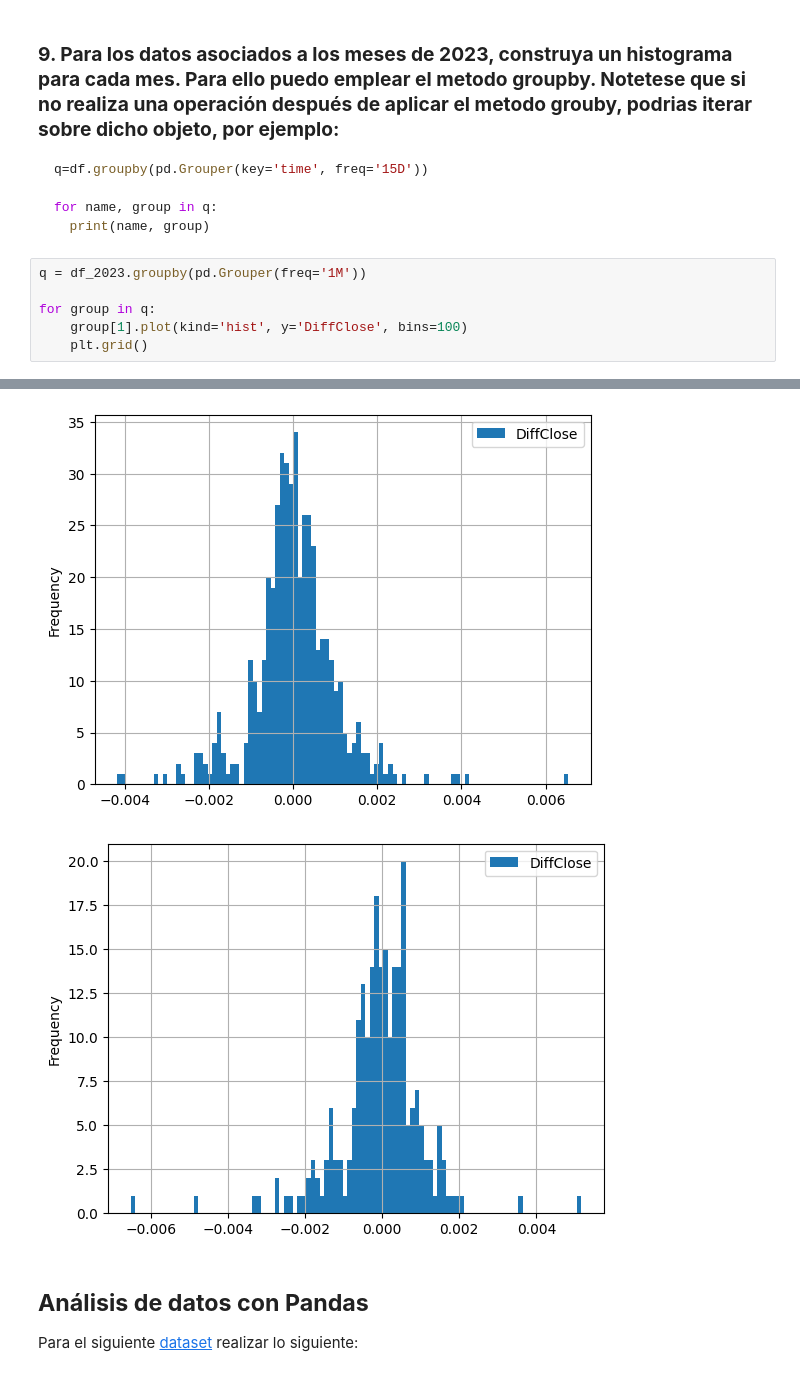
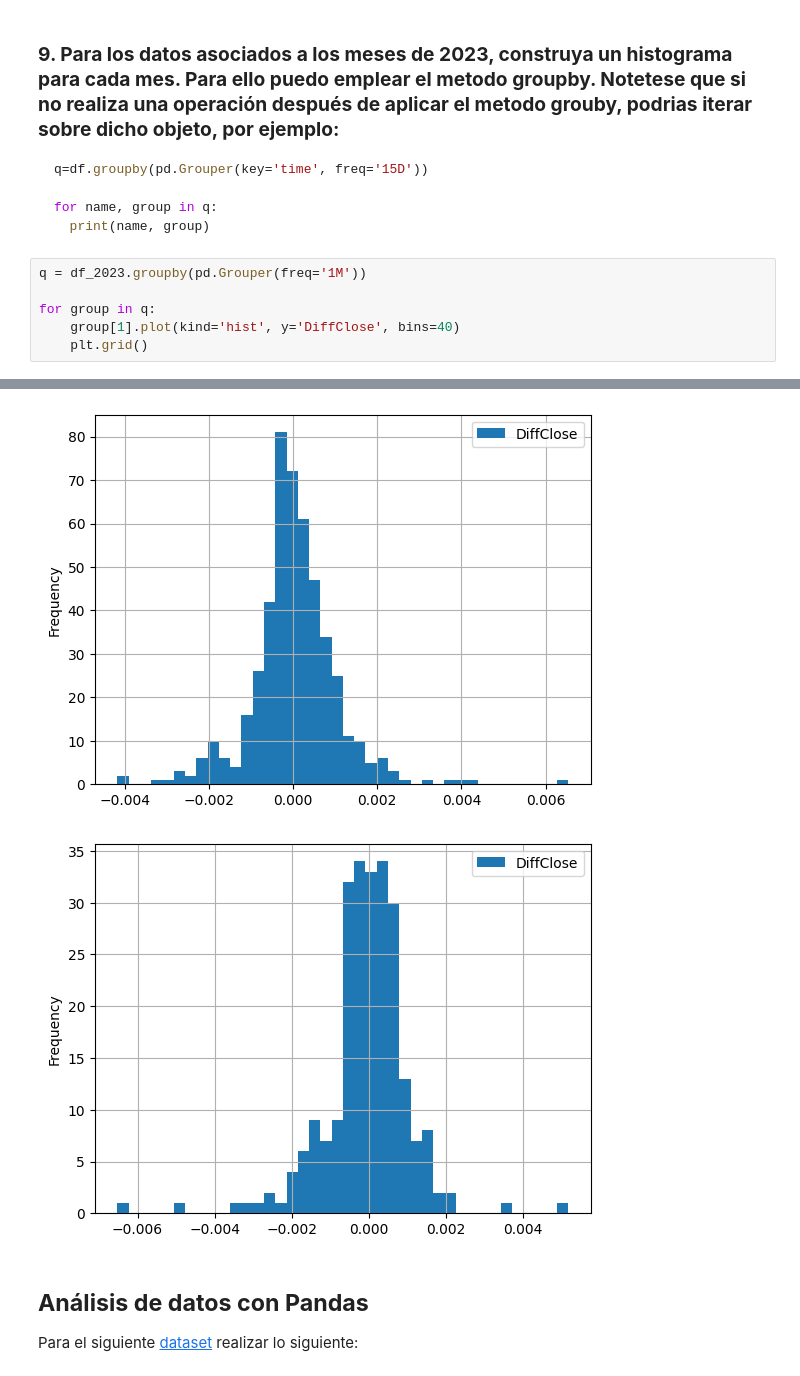
Before and after one commit to CienciaDatosUdea/002_EstudiantesAprendizajeEstadistico, a Jupyter notebook: semestre2025-1/Estudiantes/Gaviria_13/Laboratorio_01_pandas_v1.ipynb, the cells around one changed output, grey strips where cells are left out. Drawn from its saved outputs; the diff is of its cells as text.

```diff
--- a/semestre2025-1/Estudiantes/Gaviria_13/Laboratorio_01_pandas_v1.ipynb
+++ b/semestre2025-1/Estudiantes/Gaviria_13/Laboratorio_01_pandas_v1.ipynb
@@ -232,6 +219,6 @@ for name, group in q:
 q = df_2023.groupby(pd.Grouper(freq='1M'))
 
 for group in q:
-    group[1].plot(kind='hist', y='DiffClose', bins=100)
+    group[1].plot(kind='hist', y='DiffClose', bins=40)
     plt.grid()
 # %% [output]
@@ -241,5 +228,5 @@ for group in q:
-[figure, old version]
+[figure, new version]
-[figure, old version]
+[figure, new version]
 # %% [markdown]
 ## **Análisis de datos con Pandas**
 
```
Also changed, not shown: parts of 45 cells of this notebook, 4 other files.
